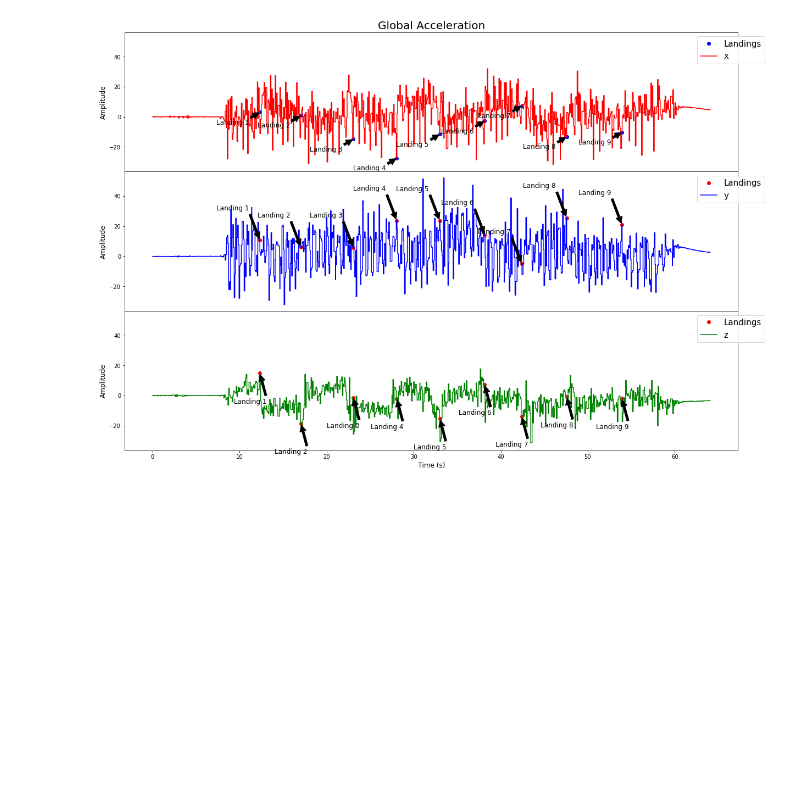
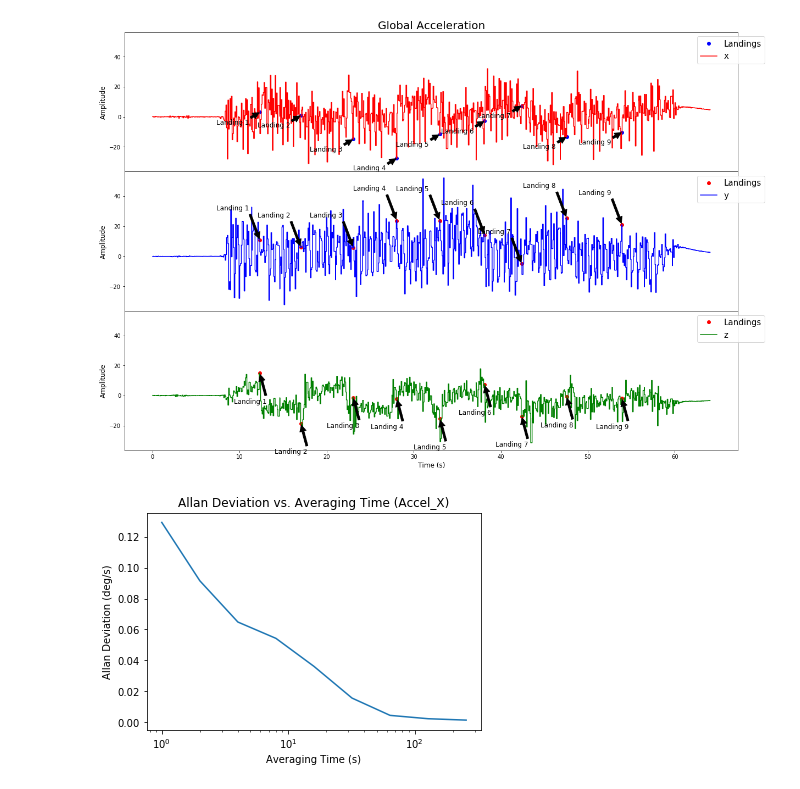
Before and after one commit to SunnyWillert18/Signals, a Jupyter notebook: deliverable_2.ipynb, the cells around one changed output. Saved outputs shown, nothing was run; the diff lists cells and outputs as text; code cells hidden in the pictures; blank space fills up the shorter version.

```diff
--- a/deliverable_2.ipynb
+++ b/deliverable_2.ipynb
@@ -152,3 +165,21 @@ plt.setp([a.get_xticklabels() for a in fig.axes[:-1]], visible=False)
 plt.show()
 # %% [output]
 [figure]
+# %%
+# Allan Variance
+allan_x = allantools.Dataset(global_vals['gx'][0:906])
+avariance_x = allan_x.compute("adev")
+# print(avariance_wx['taus'])
+# print(avariance_wx['stat'])
+plt.plot(avariance_x['taus'], avariance_x['stat'])
+plt.ylabel('Allan Deviation (deg/s)')
+plt.xlabel('Averaging Time (s)')
+plt.title('Allan Deviation vs. Averaging Time (Accel_X)')
+plt.xscale('log')
+#plt.yscale('log')
+# plt.annotate('BS', xy=(1, 0.13415635), xytext=(1, 0.01),
+#             arrowprops=dict(facecolor='black', shrink=0.05),
+#             )
+plt.show()
+# %% [output]
+[figure, added]
```
Also changed, not shown: parts of 16 cells of this notebook.
